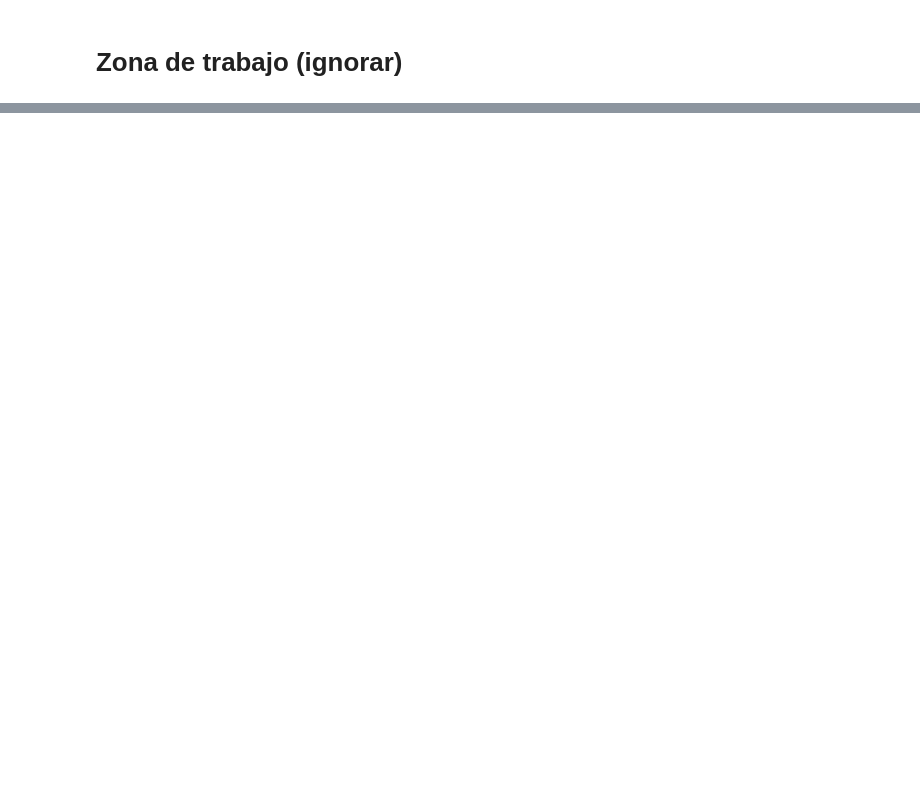
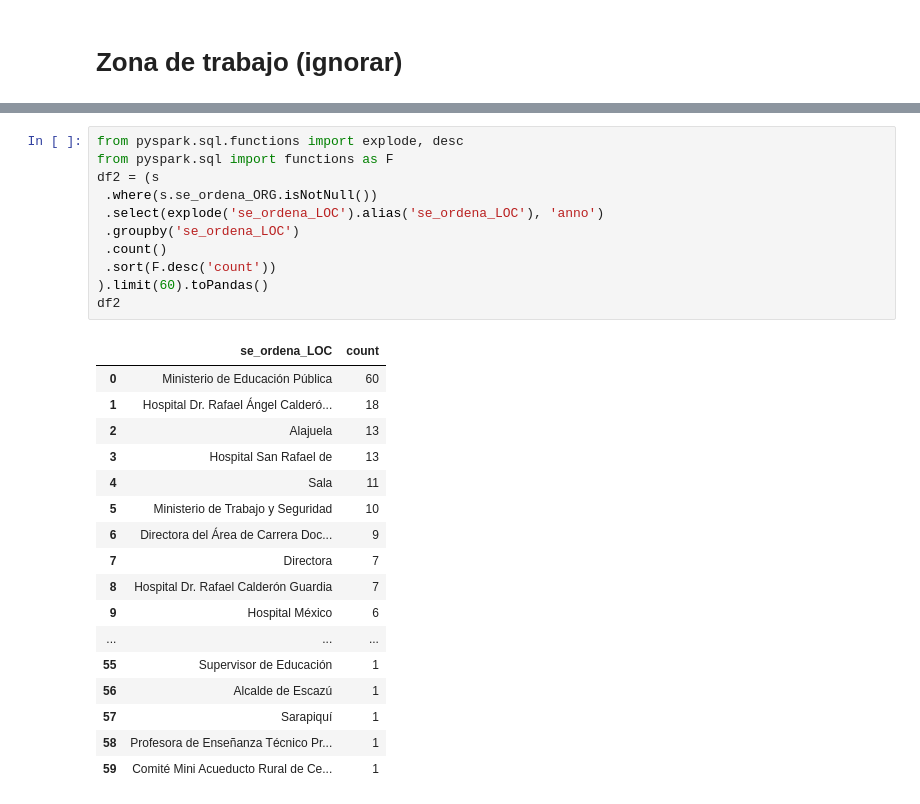
Before and after one commit to kennorsdb/nlppen, a Jupyter notebook: Notebook.ipynb, the cells around one changed output, grey strips where cells are left out. Saved outputs shown, nothing was run; the diff lists cells and outputs as text; blank space fills up the shorter version.

```diff
--- a/Notebook.ipynb
+++ b/Notebook.ipynb
@@ -124,0 +130,29 @@ s = estructurales.seleccion.sdf
+# %%
+from pyspark.sql.functions import explode, desc
+from pyspark.sql import functions as F
+df2 = (s
+ .where(s.se_ordena_ORG.isNotNull())
+ .select(explode('se_ordena_LOC').alias('se_ordena_LOC'), 'anno')
+ .groupby('se_ordena_LOC')
+ .count()
+ .sort(F.desc('count'))
+).limit(60).toPandas()
+df2
+# %% [output]
+|  | se_ordena_LOC | count |
+| 0 | Ministerio de Educación Pública | 60 |
+| 1 | Hospital Dr. Rafael Ángel Calderó... | 18 |
+| 2 | Alajuela | 13 |
+| 3 | Hospital San Rafael de | 13 |
+| 4 | Sala | 11 |
+| 5 | Ministerio de Trabajo y Seguridad | 10 |
+| 6 | Directora del Área de Carrera Doc... | 9 |
+| 7 | Directora | 7 |
+| 8 | Hospital Dr. Rafael Calderón Guardia | 7 |
+| 9 | Hospital México | 6 |
+| ... | ... | ... |
+| 55 | Supervisor de Educación | 1 |
+| 56 | Alcalde de Escazú | 1 |
+| 57 | Sarapiquí | 1 |
+| 58 | Profesora de Enseñanza Técnico Pr... | 1 |
+| 59 | Comité Mini Acueducto Rural de Ce... | 1 |
```
Also changed, not shown: parts of 9 cells of this notebook, 3 other files.
